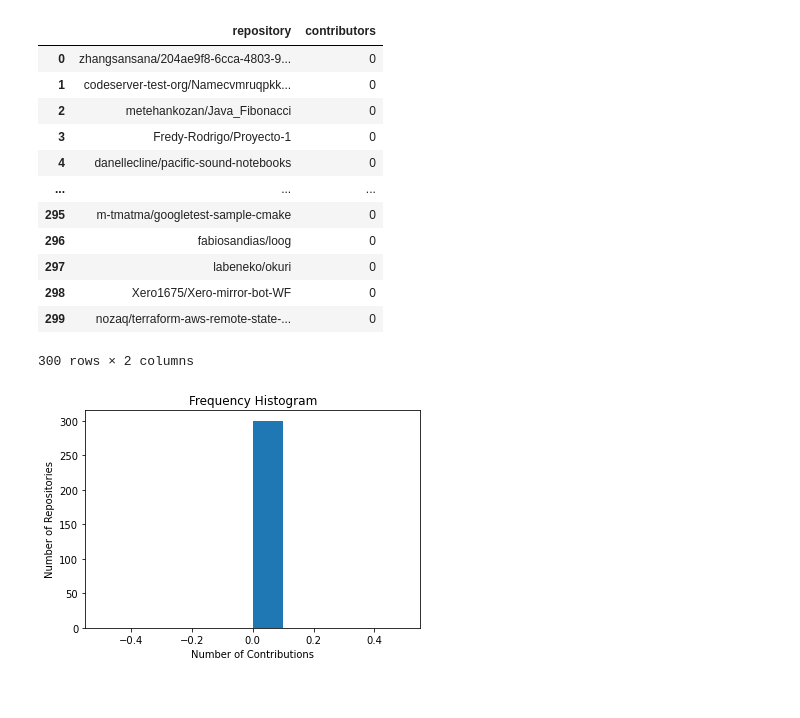
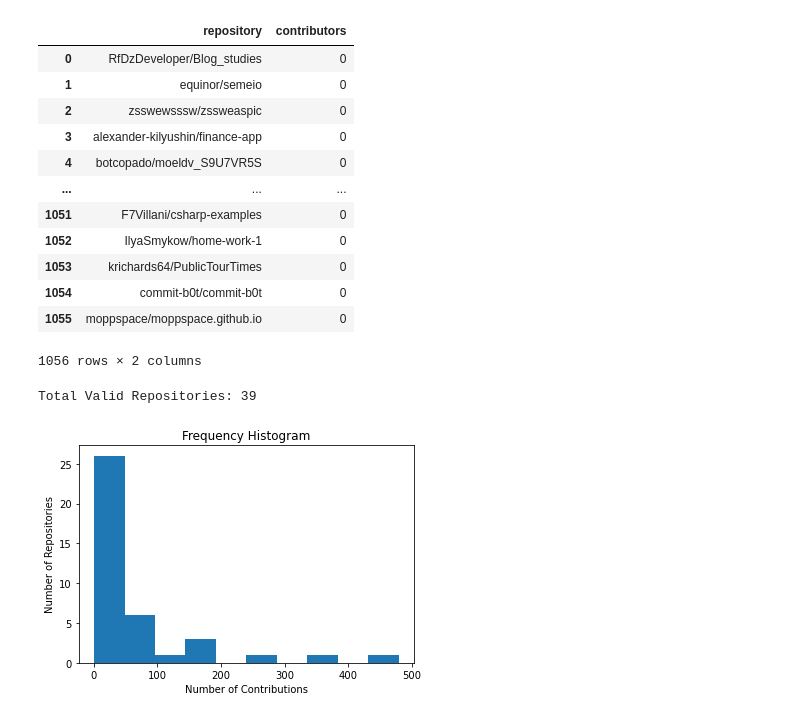
Before and after one commit to afazal/Team_Kilo_MSR_Project, a Jupyter notebook: process/Contributions.ipynb, the cells around one changed output. Drawn from its saved outputs; the diff is of its cells as text; code cells hidden in the pictures.

Commit message:
Data Analysis

```diff
--- a/process/Contributions.ipynb
+++ b/process/Contributions.ipynb
@@ -17,8 +17,8 @@ outputPath = '../data/github_actions/'
 data_directory="/Users/usamamoin/Desktop/Web & Data Science/2nd Semester/MSR/Final Assignment/Team_Kilo_MSR_Project/data/"
 
 
-print("Since the website doesn't let us do wget via code we have to run following commands in terminal to extract data")
-for x in range(0,10):
+print("Since the website doesn't let us do wget via code we have to run following commands in terminal to extract data,unzip the files into data/github_actions folder")
+for x in range(0,4):
 
     year = 2021
     currentUrl = baseUrl + str(year) + '-'
@@ -51,7 +45,7 @@ df = pd.DataFrame()
 
 for filename in os.listdir(data_directory+'github_actions'):
     with open(os.path.join(data_directory+'github_actions', filename), 'r') as f:
-        if filename.find(".json") != -1:
+        if filename.find(".json") != -1 and filename.find(".json.gz") == -1 :
             print("Valid File Format")
             content= f.read()
             dfNew = pd.read_json(os.path.join(data_directory+'github_actions', filename), lines=True)
@@ -94,5 +92,5 @@ After Removing Empty Entries 119277
 # %%
-#Randomly select 100 repos
-sampledDf=df.sample(100)
+#Randomly select 1000 repos
+sampledDf=df.sample(1000)
 sampledDf
 # %% [output]
@@ -148,11 +141,10 @@ for repo in list_of_repos:
     page_num=1
     skip_row= False
     while fetched_data_size!= 0 and fetched_data_size==100:
-        response = requests.get('https://api.github.com/repos/'+repo_path+'/contributors?page='+str(page_num)+'&anon=1&per_page=100', headers={'Authorization': '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'})
+        response = requests.get('https://api.github.com/repos/'+repo_path+'/contributors?page='+str(page_num)+'&anon=1&per_page=100', headers={'Authorization': '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'})
         page_num = page_num + 1
         responseJson=response.json()
-        if ( "message"  in responseJson==False):
-            print(responseJson)
+        if ( "message"  not in responseJson):
             fetched_data_size = len(responseJson)
             output_dict = [x for x in responseJson if x['type'] == 'User' or x['type'] == 'Anonymous']
 
@@ -186,21 +178,29 @@ nozaq/terraform-aws-remote-state-s3-backend-0           100
 contributorsDf
 # %% [output]
 |  | repository | contributors |
-| 0 | zhangsansana/204ae9f8-6cca-4803-9... | 0 |
-| 1 | codeserver-test-org/Namecvmruqpkk... | 0 |
-| 2 | metehankozan/Java_Fibonacci | 0 |
-| 3 | Fredy-Rodrigo/Proyecto-1 | 0 |
-| 4 | danellecline/pacific-sound-notebooks | 0 |
+| 0 | RfDzDeveloper/Blog_studies | 0 |
+| 1 | equinor/semeio | 0 |
+| 2 | zsswewsssw/zssweaspic | 0 |
+| 3 | alexander-kilyushin/finance-app | 0 |
+| 4 | botcopado/moeldv_S9U7VR5S | 0 |
 | ... | ... | ... |
-| 295 | m-tmatma/googletest-sample-cmake | 0 |
-| 296 | fabiosandias/loog | 0 |
-| 297 | labeneko/okuri | 0 |
-| 298 | Xero1675/Xero-mirror-bot-WF | 0 |
-| 299 | nozaq/terraform-aws-remote-state-... | 0 |
+| 1051 | F7Villani/csharp-examples | 0 |
+| 1052 | IlyaSmykow/home-work-1 | 0 |
+| 1053 | krichards64/PublicTourTimes | 0 |
+| 1054 | commit-b0t/commit-b0t | 0 |
+| 1055 | moppspace/moppspace.github.io | 0 |
-300 rows × 2 columns
+1056 rows × 2 columns
 # %%
+#Remove repositories where API failed due to rate limiting or invalid repository
+
+filteredContributorsDf = contributorsDf[contributorsDf['contributors']!=0]
+print("Total Valid Repositories: "+str(len(filteredContributorsDf)))
+
+contributorsDf.to_csv(data_directory+"output/repo_collaborators.csv", sep='\t')
+
 import matplotlib.pyplot as plt
-plt.hist(contributorsDf["contributors"])
+plt.hist(filteredContributorsDf["contributors"])
 plt.gca().set(title='Frequency Histogram', ylabel='Number of Repositories', xlabel="Number of Contributions");
 # %% [output]
+Total Valid Repositories: 39
-[figure, old version]
+[figure, new version]
```
Also changed, not shown: parts of 7 cells of this notebook, 4 other files.
